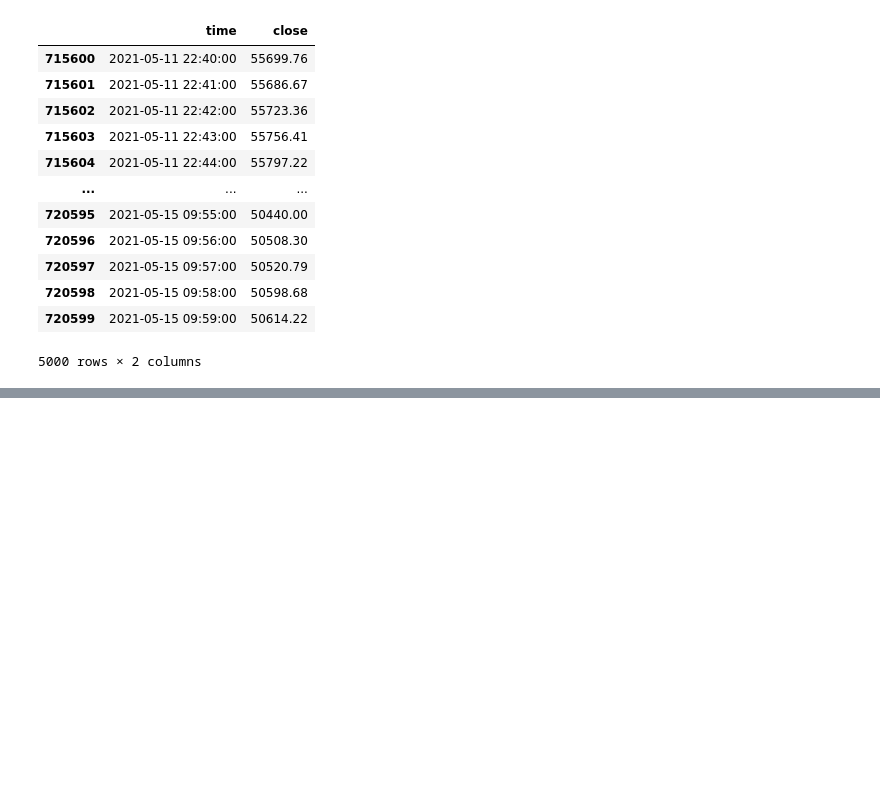
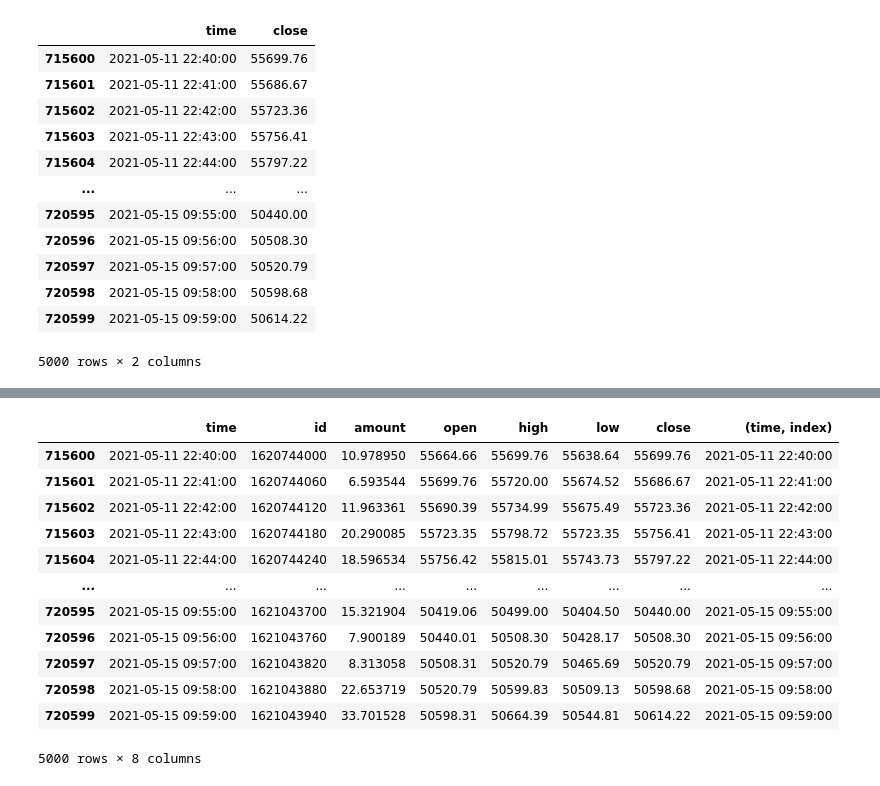
Before and after one commit to lukaszplatos/DataIntro, a Jupyter notebook: MyProject2.ipynb, the cells around one changed output, grey strips where cells are left out. Cells and saved outputs as stored; diff of their text form; code cells hidden in the pictures; blank space fills up the shorter version.

```diff
--- a/MyProject2.ipynb
+++ b/MyProject2.ipynb
@@ -104,4 +105,6 @@ bitcoin.iloc[-5000:, [0,6]]
 | 720599 | 2021-05-15 09:59:00 | 50614.22 |
 5000 rows × 2 columns
 # %%
-bitcoin3 = bitcoin.iloc[-5000:, [0,6]]
+# Use Iloc commend to search for last 4 days
+bitcoin3 = bitcoin.iloc[-5000:, 0:7]
+bitcoin3
@@ -107,0 +137,17 @@ bitcoin3 = bitcoin.iloc[-5000:, [0,6]]
+# %%
+bitcoin3['time'] = pd.to_datetime(bitcoin3['time'])
+bitcoin3
+# %% [output]
+|  | time | id | amount | open | high | low | close | (time, index) |
+| 715600 | 2021-05-11 22:40:00 | 1620744000 | 10.978950 | 55664.66 | 55699.76 | 55638.64 | 55699.76 | 2021-05-11 22:40:00 |
+| 715601 | 2021-05-11 22:41:00 | 1620744060 | 6.593544 | 55699.76 | 55720.00 | 55674.52 | 55686.67 | 2021-05-11 22:41:00 |
+| 715602 | 2021-05-11 22:42:00 | 1620744120 | 11.963361 | 55690.39 | 55734.99 | 55675.49 | 55723.36 | 2021-05-11 22:42:00 |
+| 715603 | 2021-05-11 22:43:00 | 1620744180 | 20.290085 | 55723.35 | 55798.72 | 55723.35 | 55756.41 | 2021-05-11 22:43:00 |
+| 715604 | 2021-05-11 22:44:00 | 1620744240 | 18.596534 | 55756.42 | 55815.01 | 55743.73 | 55797.22 | 2021-05-11 22:44:00 |
+| ... | ... | ... | ... | ... | ... | ... | ... | ... |
+| 720595 | 2021-05-15 09:55:00 | 1621043700 | 15.321904 | 50419.06 | 50499.00 | 50404.50 | 50440.00 | 2021-05-15 09:55:00 |
+| 720596 | 2021-05-15 09:56:00 | 1621043760 | 7.900189 | 50440.01 | 50508.30 | 50428.17 | 50508.30 | 2021-05-15 09:56:00 |
+| 720597 | 2021-05-15 09:57:00 | 1621043820 | 8.313058 | 50508.31 | 50520.79 | 50465.69 | 50520.79 | 2021-05-15 09:57:00 |
+| 720598 | 2021-05-15 09:58:00 | 1621043880 | 22.653719 | 50520.79 | 50599.83 | 50509.13 | 50598.68 | 2021-05-15 09:58:00 |
+| 720599 | 2021-05-15 09:59:00 | 1621043940 | 33.701528 | 50598.31 | 50664.39 | 50544.81 | 50614.22 | 2021-05-15 09:59:00 |
+5000 rows × 8 columns
```
Also changed, not shown: parts of 6 cells of this notebook.
